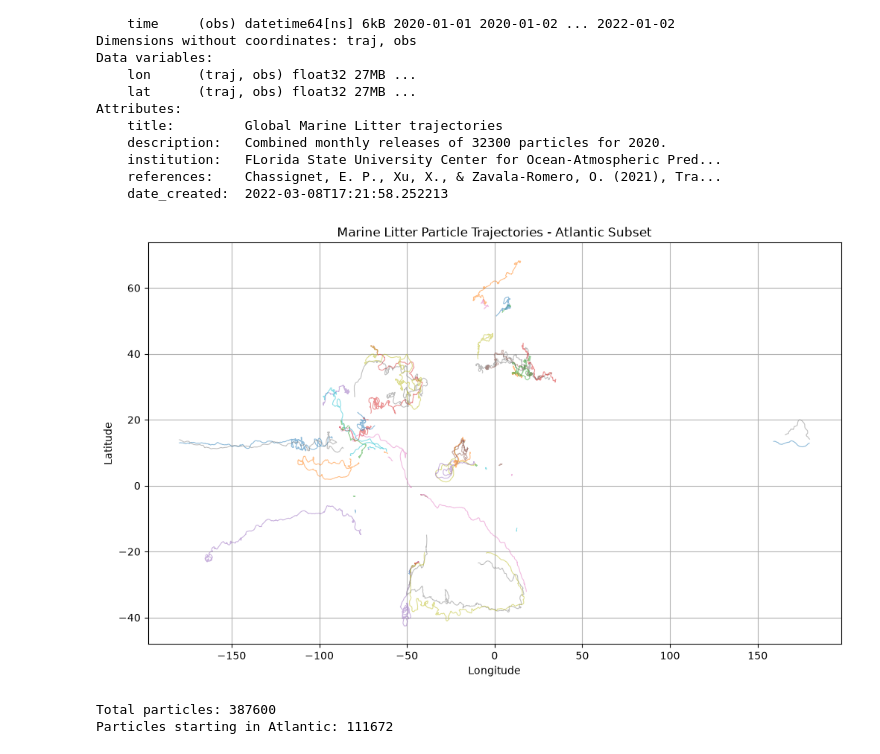
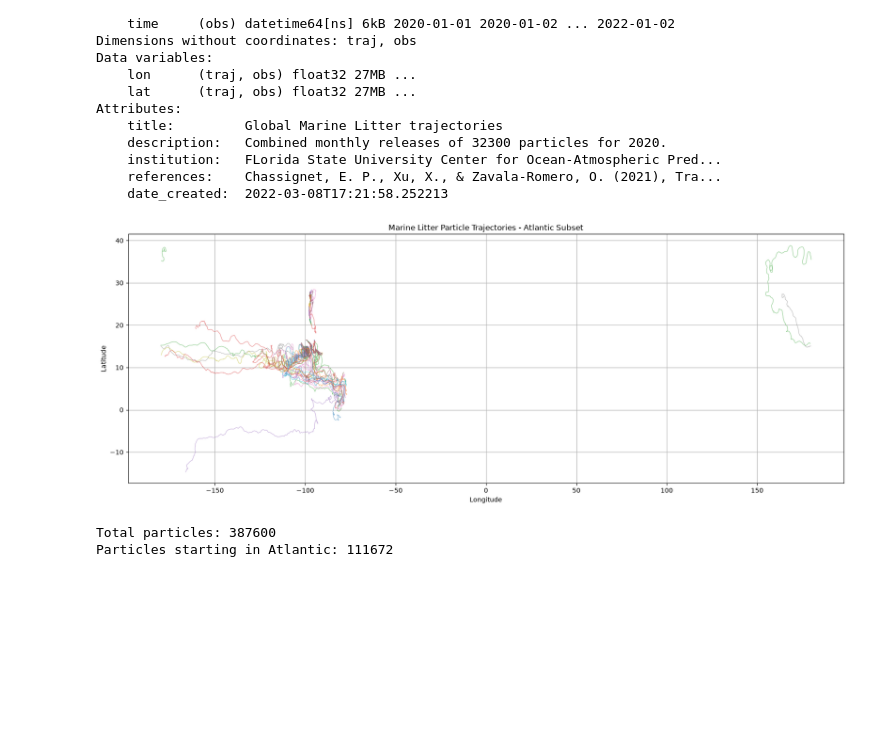
Before and after one commit to EmaSkryp/microplastic-project, a Jupyter notebook: notebooks/ocean_current_analysis.ipynb, the cells around one changed output. Saved outputs shown, nothing was run; the diff lists cells and outputs as text; code cells hidden in the pictures; blank space fills up the shorter version.

Commit message:
Updated data analysis of datasets

```diff
--- a/notebooks/ocean_current_analysis.ipynb
+++ b/notebooks/ocean_current_analysis.ipynb
@@ -6,5 +23,7 @@ import matplotlib.pyplot as plt
 # %%
-ds = xr.open_dataset("../global-marine-litter-2020.nc")
+%pip install netCDF4
+
+ds = xr.open_dataset("../data/global-marine-litter-2020.nc")
 
 print(ds)
 # %% [output]
@@ -81,27 +113,29 @@ Attributes:
     references:    Chassignet, E. P., Xu, X., & Zavala-Romero, O. (2021), Tra...
     date_created:  2022-03-08T17:21:58.252213
 # %%
-plt.figure(figsize=(12, 7))
+plt.figure(figsize=(20, 7))
+
+sample = atlantic_ds
 
 for i in range(50):
     lon = sample.lon.values[i, :].copy()
     lat = sample.lat.values[i, :].copy()
 
     # Break lines when particles cross the International Date Line
     jumps = np.where(np.abs(np.diff(lon)) > 180)[0] + 1
 
     lon[jumps] = np.nan
     lat[jumps] = np.nan
 
     plt.plot(lon, lat, alpha=0.5, linewidth=0.8)
 
 plt.xlabel("Longitude")
 plt.ylabel("Latitude")
 plt.title("Marine Litter Particle Trajectories - Atlantic Subset")
 plt.grid()
 plt.show()
 # %% [output]
-[figure, old version]
+[figure, new version]
 # %%
 # Get all particle coordinates
 lat = ds.lat.values
```
Also changed, not shown: parts of 16 cells of this notebook.
